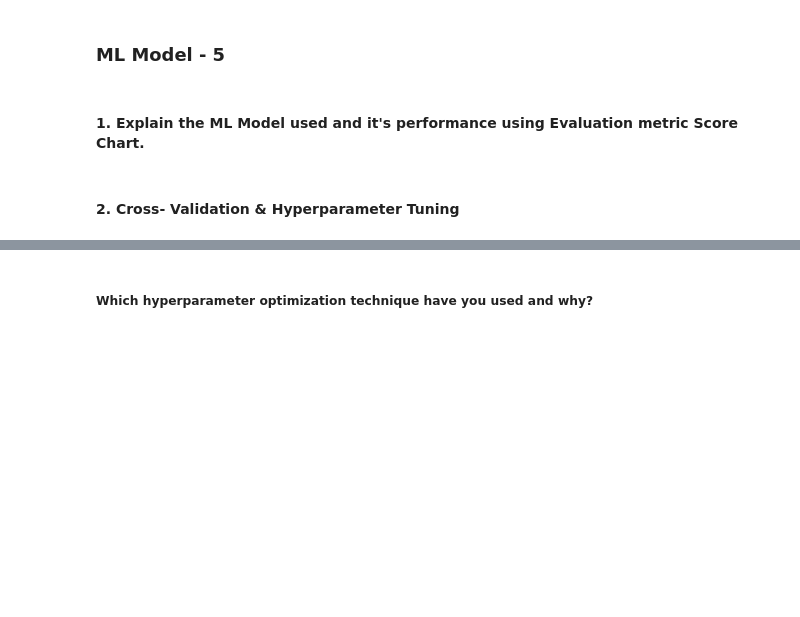
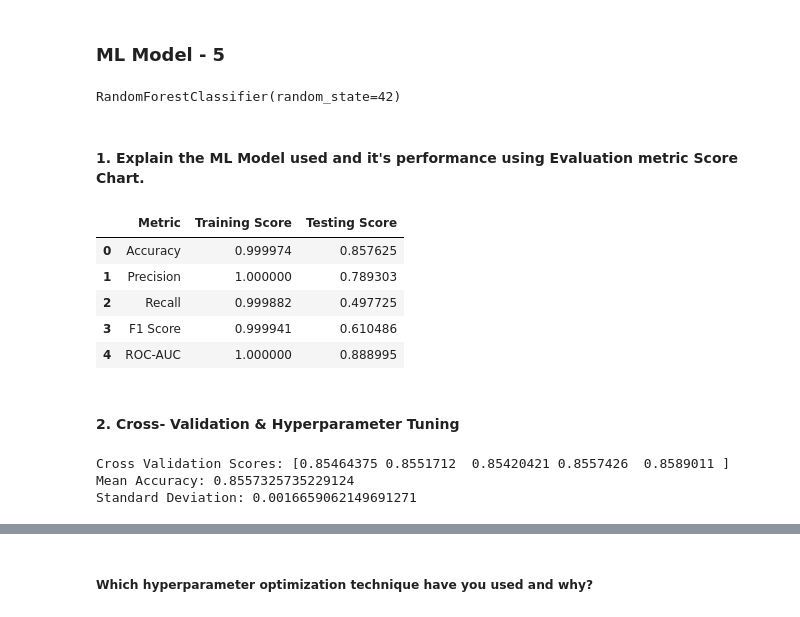
Before and after one commit to Krishna-matic/Machine_Learning_Projects, a Jupyter notebook: 03_rain_in_australia_classification/Classification_ML_Project.ipynb, the cells around one changed output, grey strips where cells are left out. Saved outputs shown, nothing was run; the diff lists cells and outputs as text; code cells hidden in the pictures; blank space fills up the shorter version.

Commit message:
Implemented Random Forest Model

```diff
--- a/03_rain_in_australia_classification/Classification_ML_Project.ipynb
+++ b/03_rain_in_australia_classification/Classification_ML_Project.ipynb
@@ -2407,2 +2404,22 @@ The tuned Decision Tree significantly reduced overfitting compared to the untune
+# %%
+# Initialize the Random Forest model
+rf = RandomForestClassifier(
+    random_state=42
+)
+
+# Train the model
+rf.fit(X_train, y_train)
+# %% [output]
+RandomForestClassifier(random_state=42)
+# %%
+# Training predictions
+y_train_pred_rf = rf.predict(X_train)
+
+# Testing predictions
+y_test_pred_rf = rf.predict(X_test)
+
+# Prediction probabilities
+y_train_prob_rf = rf.predict_proba(X_train)[:,1]
+y_test_prob_rf = rf.predict_proba(X_test)[:,1]
 # %% [markdown]
 #### 1. Explain the ML Model used and it's performance using Evaluation metric Score Chart.
@@ -2411,8 +2426,47 @@ The tuned Decision Tree significantly reduced overfitting compared to the untune
+# %%
+rf_evaluation_df = pd.DataFrame({
+    'Metric':['Accuracy','Precision','Recall','F1 Score','ROC-AUC'],
+    'Training Score':[
+        accuracy_score(y_train,y_train_pred_rf),
+        precision_score(y_train,y_train_pred_rf),
+        recall_score(y_train,y_train_pred_rf),
+        f1_score(y_train,y_train_pred_rf),
+        roc_auc_score(y_train,y_train_prob_rf)
+    ],
+    'Testing Score':[
+        accuracy_score(y_test,y_test_pred_rf),
+        precision_score(y_test,y_test_pred_rf),
+        recall_score(y_test,y_test_pred_rf),
+        f1_score(y_test,y_test_pred_rf),
+        roc_auc_score(y_test,y_test_prob_rf)
+    ]
+})
+
+rf_evaluation_df
+# %% [output]
+|  | Metric | Training Score | Testing Score |
+| 0 | Accuracy | 0.999974 | 0.857625 |
+| 1 | Precision | 1.000000 | 0.789303 |
+| 2 | Recall | 0.999882 | 0.497725 |
+| 3 | F1 Score | 0.999941 | 0.610486 |
+| 4 | ROC-AUC | 1.000000 | 0.888995 |
 # %% [markdown]
 #### 2. Cross- Validation & Hyperparameter Tuning
 # %%
 # ML Model - 1 Implementation with hyperparameter optimization techniques (i.e., GridSearch CV, RandomSearch CV, Bayesian Optimization etc.)
+cv_scores_rf = cross_val_score(
+    rf,
+    X_train,
+    y_train,
+    cv=5,
+    scoring='accuracy',
+    n_jobs=-1
+)
 
-# Fit the Algorithm
-
-# Predict on the model
+print("Cross Validation Scores:",cv_scores_rf)
+print("Mean Accuracy:",cv_scores_rf.mean())
+print("Standard Deviation:",cv_scores_rf.std())
+# %% [output]
+Cross Validation Scores: [0.85464375 0.8551712  0.85420421 0.8557426  0.8589011 ]
+Mean Accuracy: 0.8557325735229124
+Standard Deviation: 0.0016659062149691271
```
Also changed, not shown: parts of 11 cells of this notebook.
